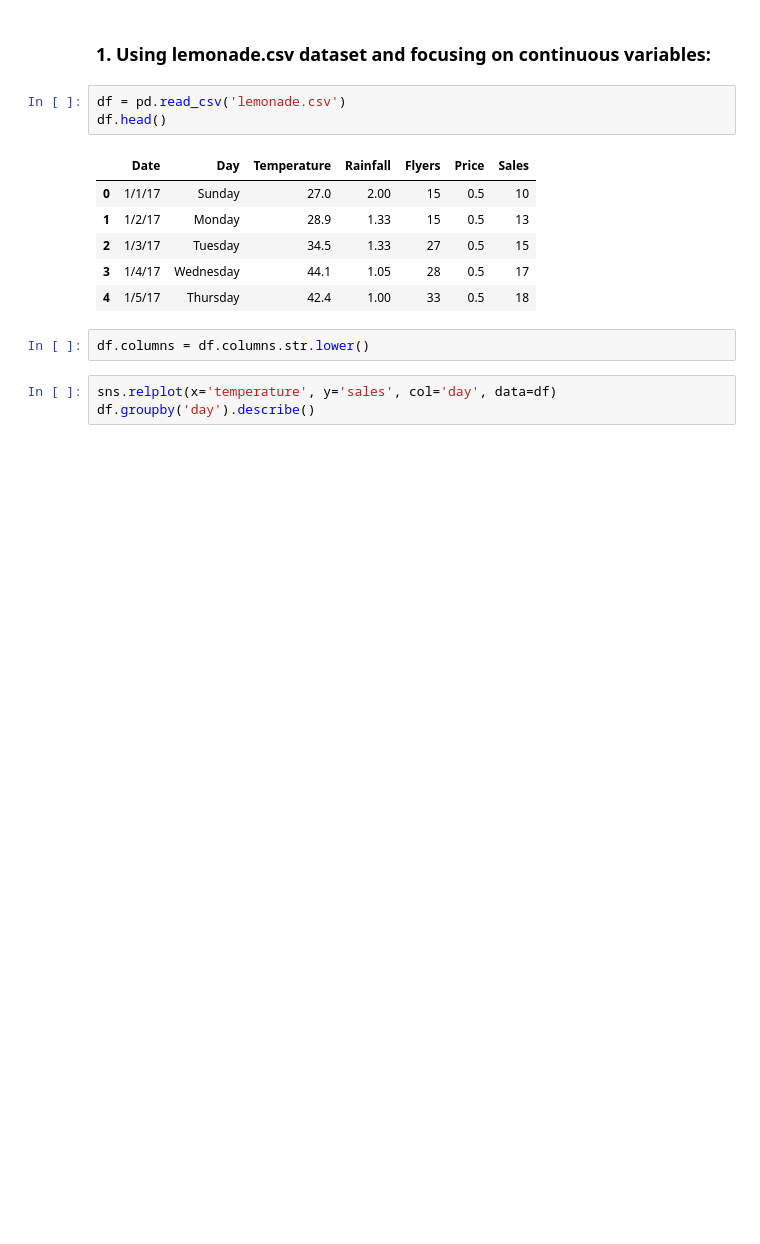
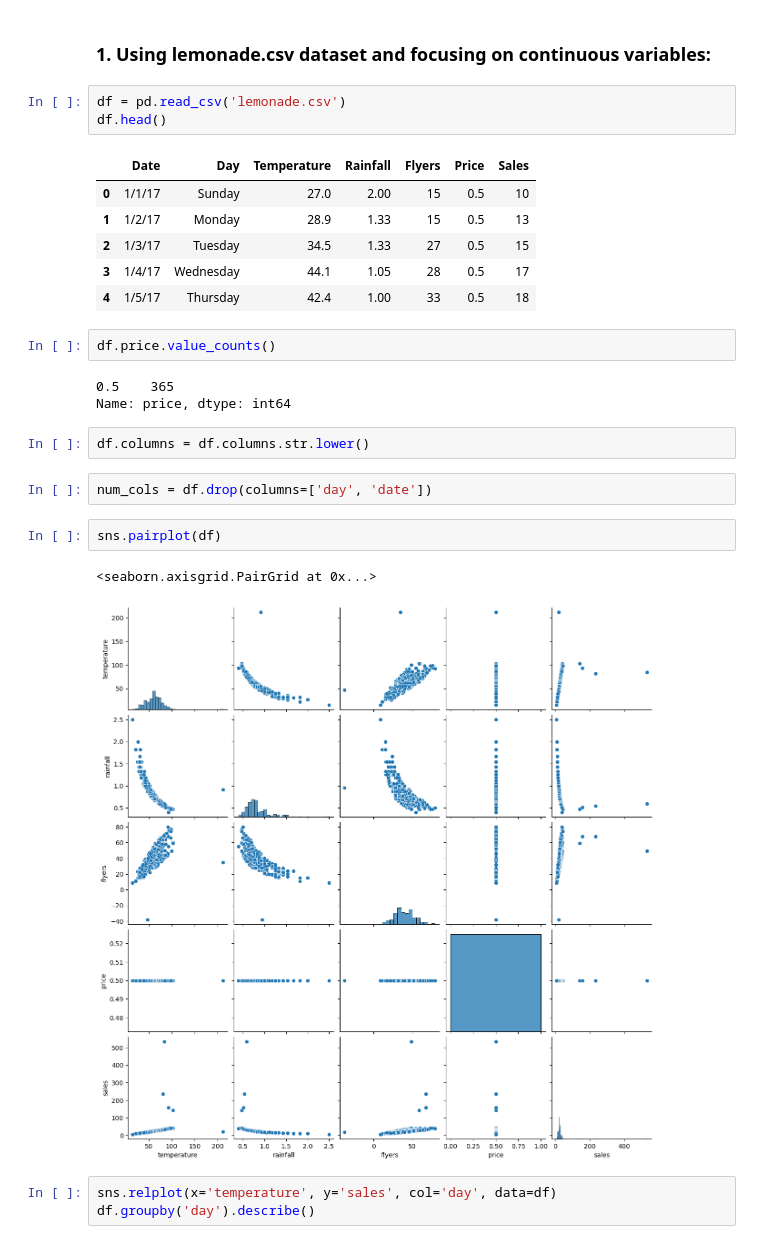
Before and after one commit to Joshua-Click/anomaly-detection-exercises, a Jupyter notebook: continuous_probabilistic_methods.ipynb, the cells around one changed output. Cells and saved outputs as stored; diff of their text form; blank space fills up the shorter version.

```diff
--- a/continuous_probabilistic_methods.ipynb
+++ b/continuous_probabilistic_methods.ipynb
@@ -21,8 +21,20 @@ df.head()
 | 2 | 1/3/17 | Tuesday | 34.5 | 1.33 | 27 | 0.5 | 15 |
 | 3 | 1/4/17 | Wednesday | 44.1 | 1.05 | 28 | 0.5 | 17 |
 | 4 | 1/5/17 | Thursday | 42.4 | 1.00 | 33 | 0.5 | 18 |
+# %%
+df.price.value_counts()
+# %% [output]
+0.5    365
+Name: price, dtype: int64
 # %%
 df.columns = df.columns.str.lower()
+# %%
+num_cols = df.drop(columns=['day', 'date'])
+# %%
+sns.pairplot(df)
+# %% [output]
+<seaborn.axisgrid.PairGrid at 0x...>
+[figure, added]
 # %%
 sns.relplot(x='temperature', y='sales', col='day', data=df)
 df.groupby('day').describe()
```
Also changed, not shown: parts of 12 cells of this notebook.
